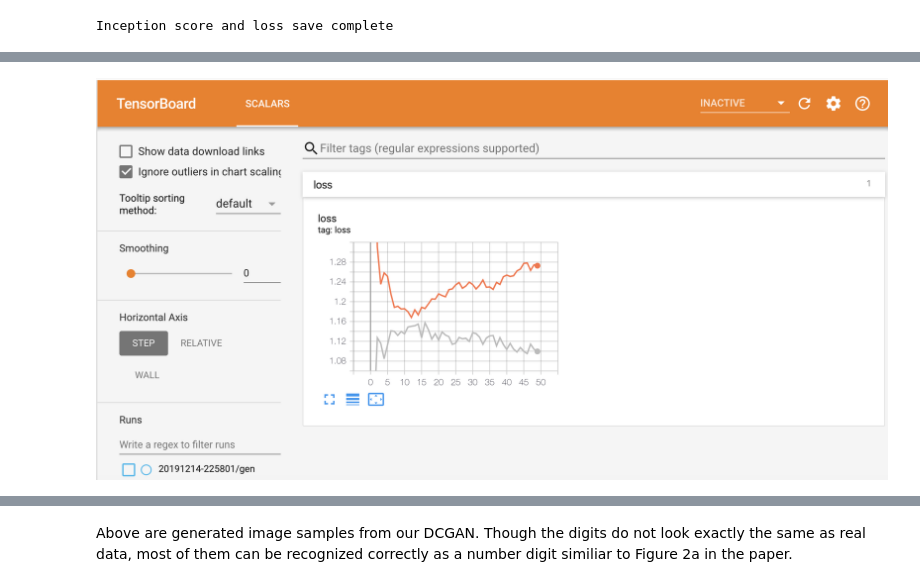
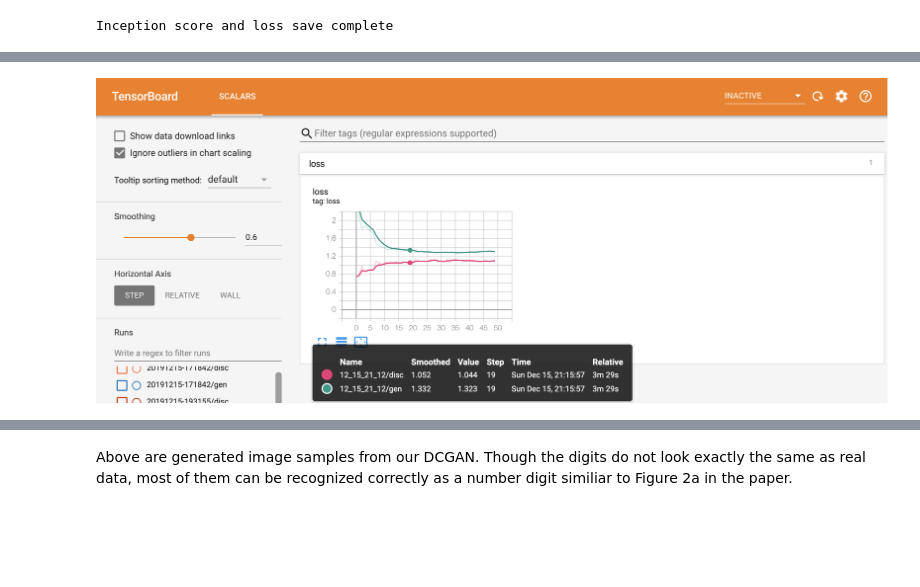
Before and after one commit to Trccc/5242Project-GAN, a Jupyter notebook: GAN_report.ipynb, the cells around one changed output, grey strips where cells are left out. Cells and saved outputs as stored; diff of their text form; code cells hidden in the pictures; blank space fills up the shorter version.

```diff
--- a/GAN_report.ipynb
+++ b/GAN_report.ipynb
@@ -396,7 +391,7 @@ Image(filename=(savedir + '/Loss_trend.png'))
 # %%
-Image('mnist.png')
+Image('mnisttb.png')
 # %% [output]
-[figure, old version]
+[figure, new version]
 # %%
 anim_file = subfile+'gan.gif'
 with imageio.get_writer(anim_file, mode='I') as writer:
```
Also changed, not shown: parts of 24 cells of this notebook.
